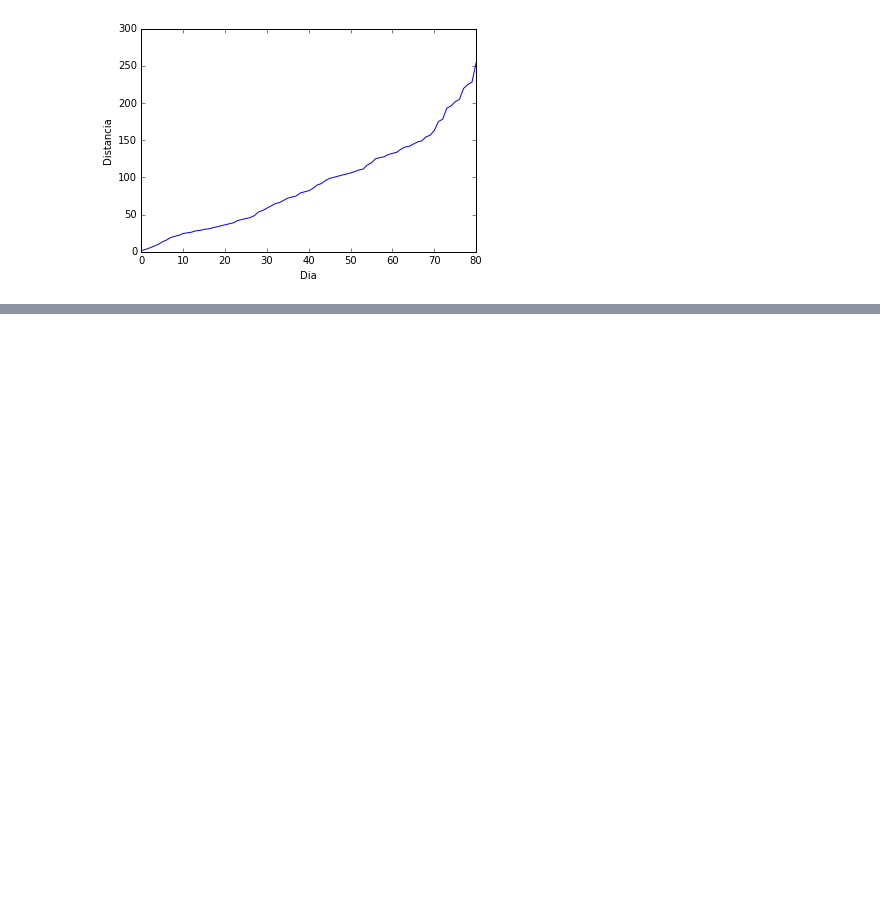
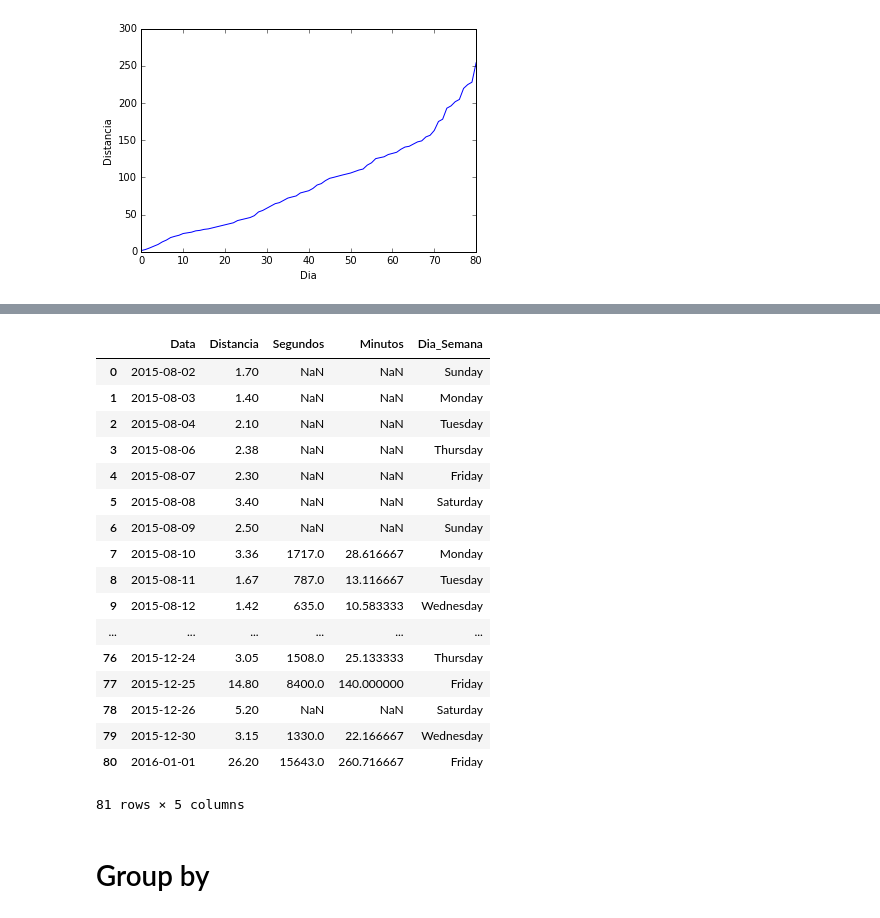
Before and after one commit to rromanini/CursoSpark, a Jupyter notebook: Split e Series temporais.ipynb, the cells around one changed output, grey strips where cells are left out. Saved outputs shown, nothing was run; the diff lists cells and outputs as text; code cells hidden in the pictures; blank space fills up the shorter version.

```diff
--- a/Split e Series temporais.ipynb
+++ b/Split e Series temporais.ipynb
@@ -112,0 +159,25 @@ plt.ylabel("Distancia")
+# %%
+df["Dia_Semana"] = df.Data.map(lambda x : x.strftime("%A"))
+# %%
+df
+# %% [output]
+|  | Data | Distancia | Segundos | Minutos | Dia_Semana |
+| 0 | 2015-08-02 | 1.70 | NaN | NaN | Sunday |
+| 1 | 2015-08-03 | 1.40 | NaN | NaN | Monday |
+| 2 | 2015-08-04 | 2.10 | NaN | NaN | Tuesday |
+| 3 | 2015-08-06 | 2.38 | NaN | NaN | Thursday |
+| 4 | 2015-08-07 | 2.30 | NaN | NaN | Friday |
+| 5 | 2015-08-08 | 3.40 | NaN | NaN | Saturday |
+| 6 | 2015-08-09 | 2.50 | NaN | NaN | Sunday |
+| 7 | 2015-08-10 | 3.36 | 1717.0 | 28.616667 | Monday |
+| 8 | 2015-08-11 | 1.67 | 787.0 | 13.116667 | Tuesday |
+| 9 | 2015-08-12 | 1.42 | 635.0 | 10.583333 | Wednesday |
+| ... | ... | ... | ... | ... | ... |
+| 76 | 2015-12-24 | 3.05 | 1508.0 | 25.133333 | Thursday |
+| 77 | 2015-12-25 | 14.80 | 8400.0 | 140.000000 | Friday |
+| 78 | 2015-12-26 | 5.20 | NaN | NaN | Saturday |
+| 79 | 2015-12-30 | 3.15 | 1330.0 | 22.166667 | Wednesday |
+| 80 | 2016-01-01 | 26.20 | 15643.0 | 260.716667 | Friday |
+81 rows × 5 columns
+# %% [markdown]
+# Group by
```
Also changed, not shown: parts of 17 cells of this notebook.
